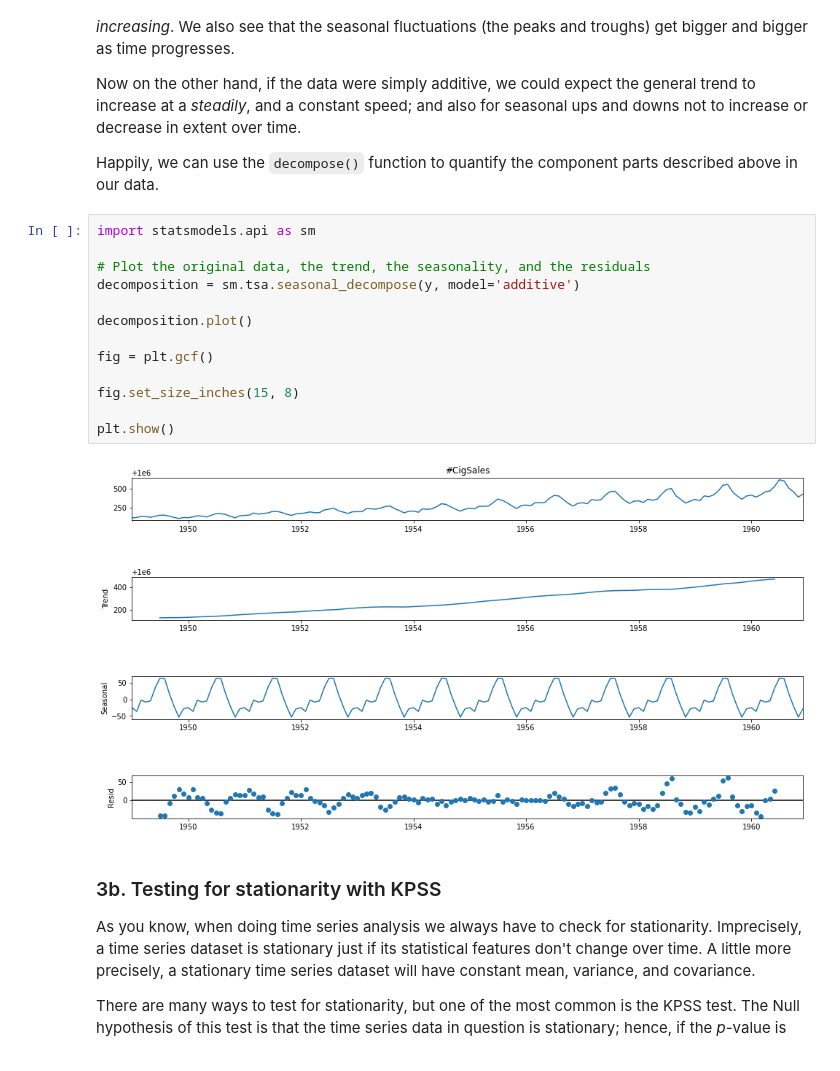
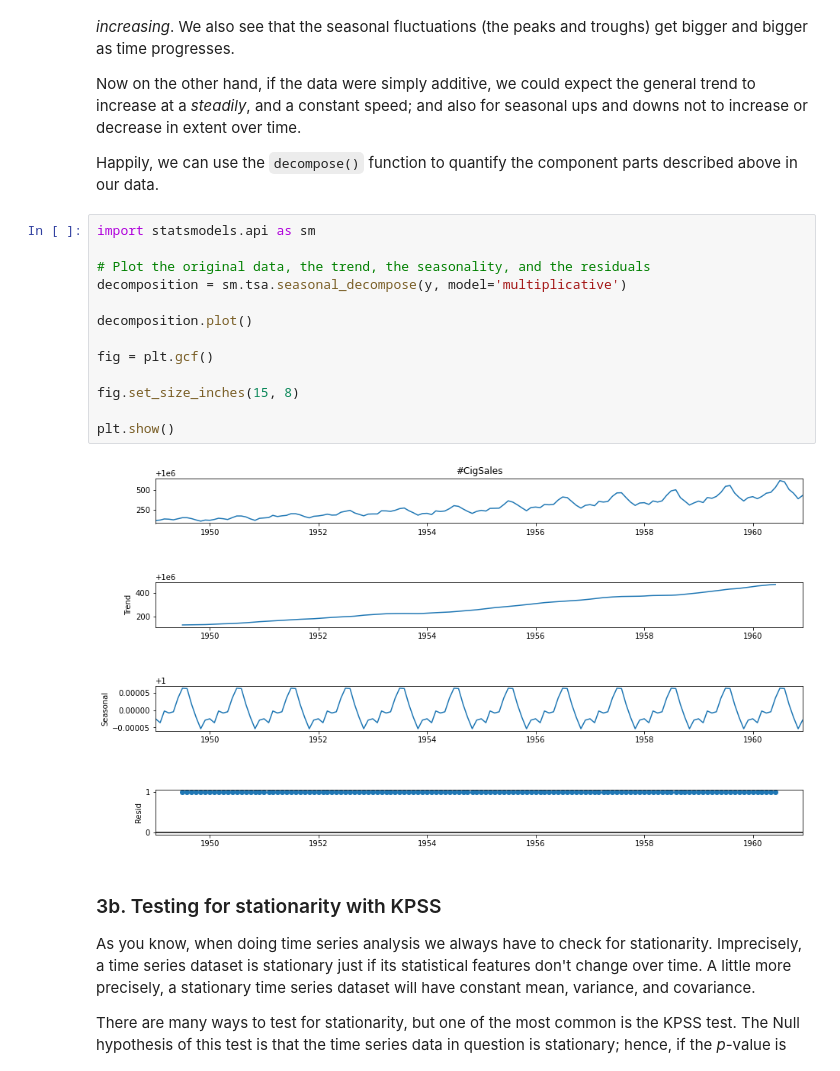
Before and after one commit to RafaelPinto/springboard, a Jupyter notebook: 1585014009_Cowboys_CigrettesCaseStudy/Cowboys&CigrettesCaseStudy/Cowboy Cigarettes Case Study - Tier 3.ipynb, the cells around one changed output. Cells and saved outputs as stored; diff of their text form.

Commit message:
Change model decomposition from additive to multiplicative

```diff
--- a/1585014009_Cowboys_CigrettesCaseStudy/Cowboys&CigrettesCaseStudy/Cowboy Cigarettes Case Study - Tier 3.ipynb
+++ b/1585014009_Cowboys_CigrettesCaseStudy/Cowboys&CigrettesCaseStudy/Cowboy Cigarettes Case Study - Tier 3.ipynb
@@ -239,18 +239,18 @@ Happily, we can use the `decompose()` function to quantify the component parts d
 # %%
 import statsmodels.api as sm
 
 # Plot the original data, the trend, the seasonality, and the residuals
-decomposition = sm.tsa.seasonal_decompose(y, model='additive')
+decomposition = sm.tsa.seasonal_decompose(y, model='multiplicative')
 
 decomposition.plot()
 
 fig = plt.gcf()
 
 fig.set_size_inches(15, 8)
 
 plt.show()
 # %% [output]
-[figure, old version]
+[figure, new version]
 # %% [markdown]
 ### 3b. Testing for stationarity with KPSS
 As you know, when doing time series analysis we always have to check for stationarity. Imprecisely, a time series dataset is stationary just if its statistical features don't change over time. A little more precisely, a stationary time series dataset will have constant mean, variance, and covariance.
```
Also changed, not shown: parts of 1 cell of this notebook.
